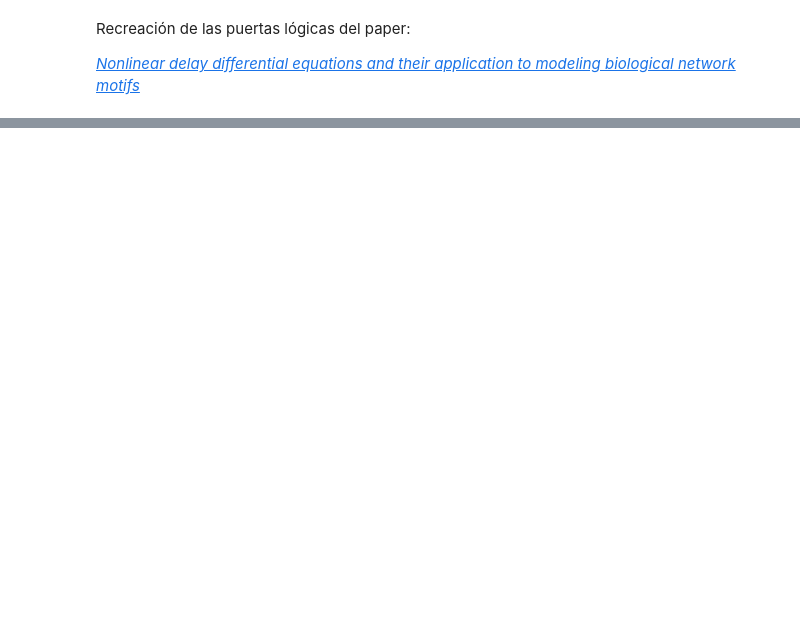
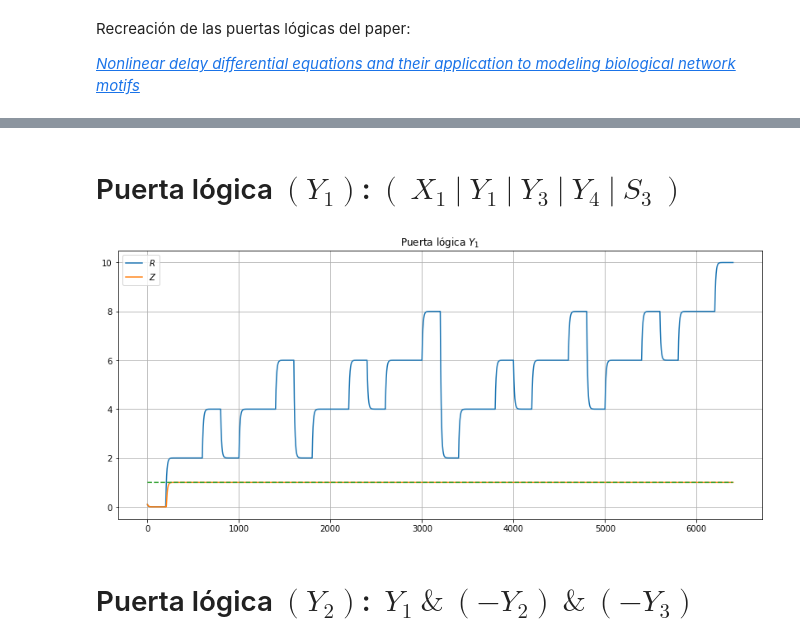
Before and after one commit to joshbrx/biomath_model, a Jupyter notebook: puertas_logicas.ipynb, the cells around one changed output, grey strips where cells are left out. Cells and saved outputs as stored; diff of their text form; code cells hidden in the pictures; blank space fills up the shorter version.

Commit message:
Se incluyeron todas las puertas lógicas de la red completa para células en el páncreas.

```diff
--- a/puertas_logicas.ipynb
+++ b/puertas_logicas.ipynb
@@ -203,0 +33,44 @@ plt.legend(); plt.show()
+# %%
+start=0; step=0.1; num=2**5*200
+t = np.arange(0,num)*step+start
+
+S0 = np.array([0.1, 0.1])
+# %%
+X1 = np.concatenate([np.zeros(num//2), np.ones(num//2)])
+X2 = np.concatenate([np.zeros(num//4), np.ones(num//4), np.zeros(num//4), np.ones(num//4)])
+X3 = np.concatenate([np.zeros(num//8), np.ones(num//8), np.zeros(num//8), np.ones(num//8),
+                     np.zeros(num//8), np.ones(num//8), np.zeros(num//8), np.ones(num//8)])
+X4 = np.concatenate([np.zeros(num//16), np.ones(num//16), np.zeros(num//16), np.ones(num//16),
+                     np.zeros(num//16), np.ones(num//16), np.zeros(num//16), np.ones(num//16),
+                     np.zeros(num//16), np.ones(num//16), np.zeros(num//16), np.ones(num//16),
+                     np.zeros(num//16), np.ones(num//16), np.zeros(num//16), np.ones(num//16)])
+X5 = np.concatenate([np.zeros(num//32), np.ones(num//32), np.zeros(num//32), np.ones(num//32),
+                     np.zeros(num//32), np.ones(num//32), np.zeros(num//32), np.ones(num//32),
+                     np.zeros(num//32), np.ones(num//32), np.zeros(num//32), np.ones(num//32),
+                     np.zeros(num//32), np.ones(num//32), np.zeros(num//32), np.ones(num//32),
+                     np.zeros(num//32), np.ones(num//32), np.zeros(num//32), np.ones(num//32),
+                     np.zeros(num//32), np.ones(num//32), np.zeros(num//32), np.ones(num//32),
+                     np.zeros(num//32), np.ones(num//32), np.zeros(num//32), np.ones(num//32),
+                     np.zeros(num//32), np.ones(num//32), np.zeros(num//32), np.ones(num//32)])
+# %% [markdown]
+# Puerta lógica $(Y_1)$: $(\ X_1\ |\ Y_1\ |\ Y_3\ |\ Y_4\ |\ S_3\ )$
+# %%
+def dS_y1(S, i):
+    R, Z = S
+    dR = e*(supr(1, n, X1[i]) + supr(1, n, X2[i]) + supr(1, n, X3[i]) + supr(1, n, X4[i]) + supr(1, n, X5[i])) - R
+    dZ = supr(1, -20, R) - Z
+    return np.array([dR, dZ])
+# %%
+n, e = -2, 1/0.25
+labels = ["$R$", "$Z$"]
+
+Pip = RK_solver(S0, dS_y1, t)
+plt.figure(figsize=(14,6))
+for i in range(len(Pip[0])):
+    plt.plot(Pip[:,i], label=labels[i])
+plt.plot(X1*0 + 1, "--")
+plt.title("Puerta lógica $Y_1$"); plt.legend(); plt.grid(); plt.show()
+# %% [output]
+[figure, added]
+# %% [markdown]
+# Puerta lógica $(Y_2)$: $\ Y_1\ \&\ (-Y_2)\ \&\ (-Y_3)$
```
Also changed, not shown: parts of 58 cells of this notebook.
